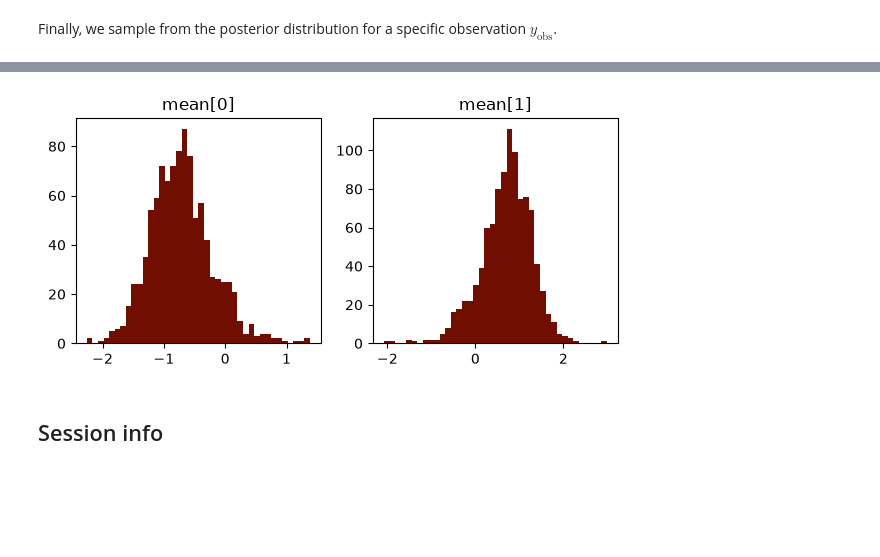
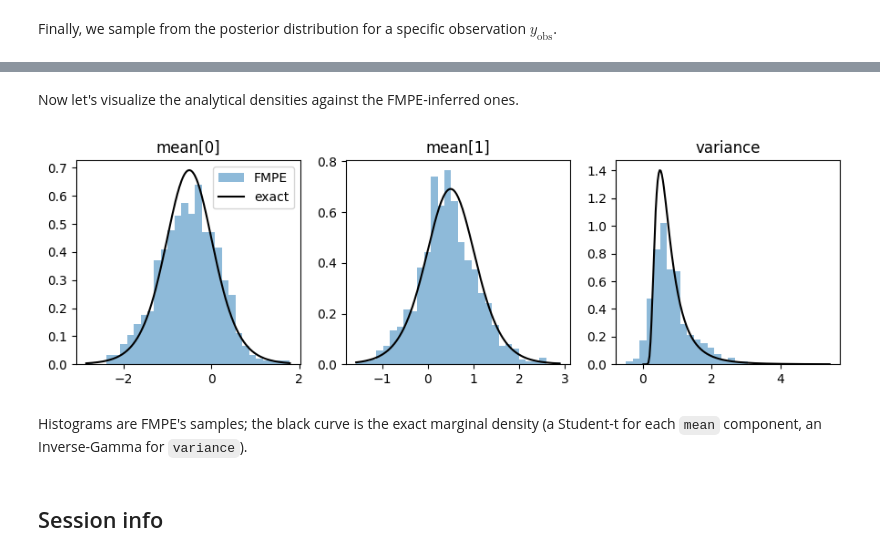
Before and after one commit to dirmeier/sbijax, a Jupyter notebook: docs/notebooks/getting_started.ipynb, the cells around one changed output, grey strips where cells are left out. Saved outputs shown, nothing was run; the diff lists cells and outputs as text; code cells hidden in the pictures; blank space fills up the shorter version.

```diff
--- a/docs/notebooks/getting_started.ipynb
+++ b/docs/notebooks/getting_started.ipynb
@@ -76,5 +99,4 @@ We can then construct the method itself. Every method is a factory function that
 # %%
-from sbijax import fmpe, simulate
+from sbijax import fmpe
 
-prior = prior_fn()
-model = fmpe(prior, neural_network)
+model = fmpe(neural_network)
@@ -111,4 +146,9 @@ data
 # %% [markdown]
 We then fit the model using the typical flow matching loss.
 # %%
-params, info = model.fit(jr.PRNGKey(2), data, n_iter=100, n_early_stopping_patience=20)
+from sbijax import train
+
+
+params, info = train(
+  jr.key(2), model, data, n_iter=100, n_early_stopping_patience=20
+)
@@ -115,7 +168,8 @@ params, info = model.fit(jr.PRNGKey(2), data, n_iter=100, n_early_stopping_patie
 # %% [markdown]
 Finally, we sample from the posterior distribution for a specific observation $y_{\text{obs}}$.
 # %%
+from sbijax import sample
+
+
 y_obs = jnp.array([-1.0, 1.0])
-samples, _ = model.sample(
-    jr.PRNGKey(3), params, y_obs, n_samples=1_000
-)
+samples, _ = sample(jr.key(3), model, params, y_obs, n_samples=1_000)
@@ -133,8 +187,31 @@ plt.show()
+# %%
+kappa1 = kappa0 + 1
+mu1 = (kappa0 * jnp.zeros(2) + y_obs) / kappa1
+a1 = a0 + 1
+b1 = b0 + 0.5 * (kappa0 / kappa1) * jnp.sum(y_obs**2)
+
+variance_dist = tfd.InverseGamma(concentration=a1, scale=b1)
+mean_dist = tfd.StudentT(df=2 * a1, loc=mu1, scale=jnp.sqrt(b1 / (a1 * kappa1)))
+exact_dists = [mean_dist[0], mean_dist[1], variance_dist]
+# %% [markdown]
+Now let's visualize the analytical densities against the FMPE-inferred ones.
 # %%
-plot_posterior_hist(samples, "mean")
+fmpe_theta = samples["theta"][0]
+fig, axes = plt.subplots(1, 3, figsize=(9, 3))
+for ax, name, dist, x in zip(
+  axes, ["mean[0]", "mean[1]", "variance"], exact_dists, fmpe_theta.T
+):
+  ax.hist(x, bins=30, density=True, alpha=0.5, label="FMPE")
+  grid = jnp.linspace(x.min(), x.max(), 200)
+  ax.plot(grid, dist.prob(grid), color="black", label="exact")
+  ax.set_title(name)
+axes[0].legend()
+fig.tight_layout()
 plt.show()
 # %% [output]
-[figure, old version]
+[figure, new version]
+# %% [markdown]
+Histograms are FMPE's samples; the black curve is the exact marginal density (a Student-t for each `mean` component, an Inverse-Gamma for `variance`).
 # %% [markdown]
 ## Session info
 # %%
```
Also changed, not shown: parts of 22 cells of this notebook, 19 other files.
